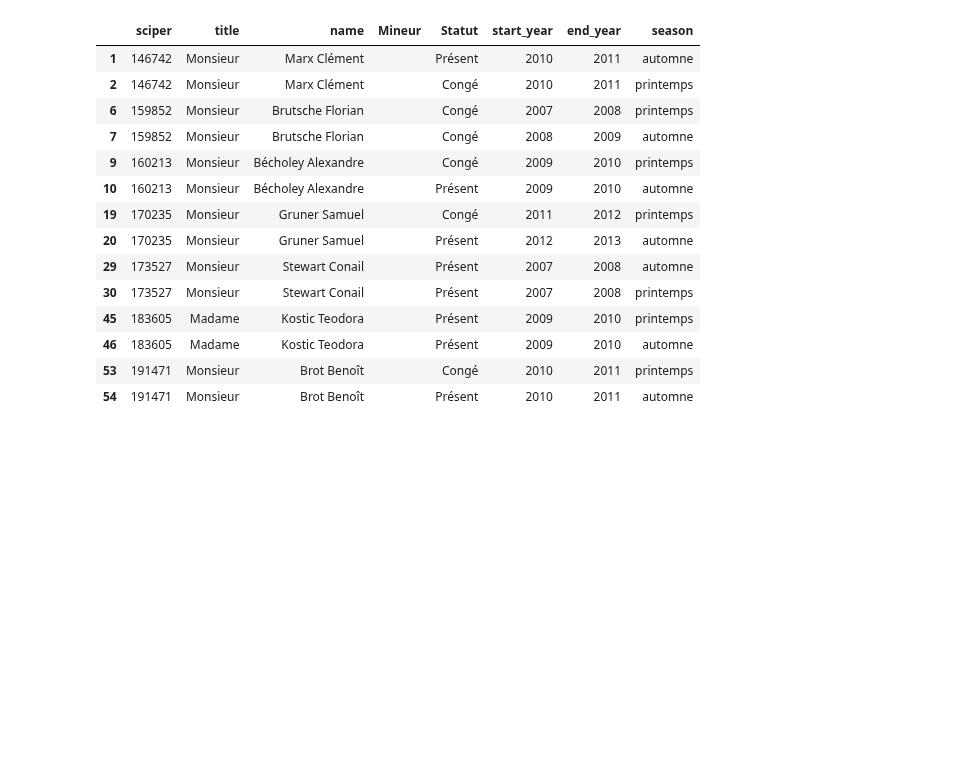
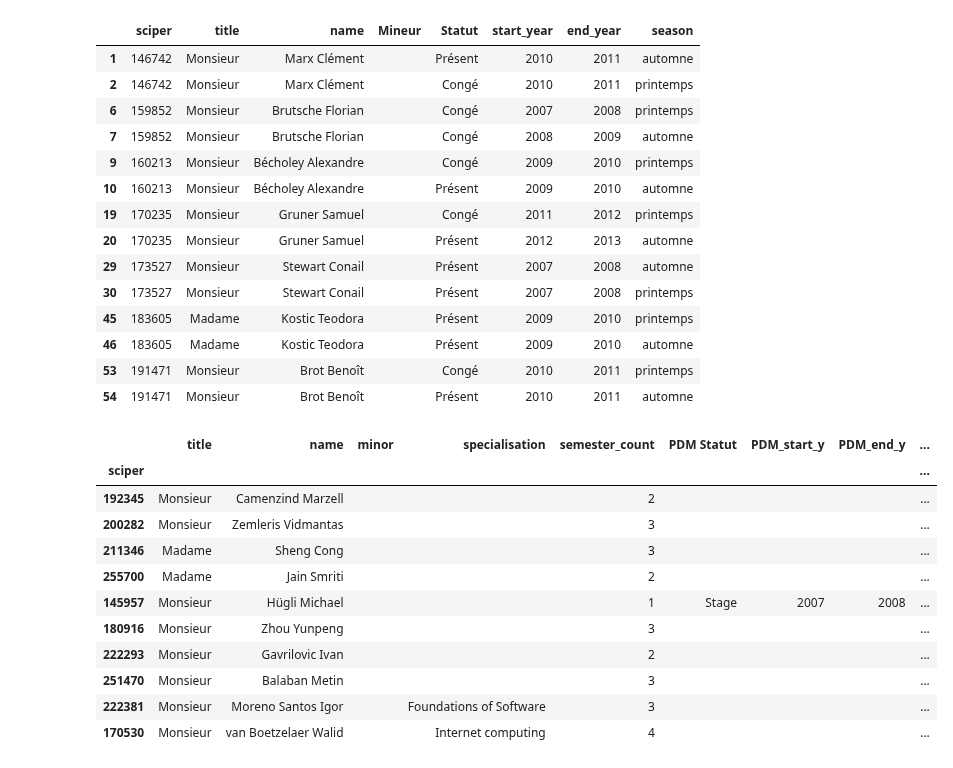
Before and after one commit to romac/ADAHomeworks, a Jupyter notebook: 02 - Data from the Web/Scraper-Simon.ipynb, the cells around one changed output. Cells and saved outputs as stored; diff of their text form; code cells hidden in the pictures; blank space fills up the shorter version.

```diff
--- a/02 - Data from the Web/Scraper-Simon.ipynb
+++ b/02 - Data from the Web/Scraper-Simon.ipynb
@@ -625,0 +645,15 @@ msc_agg = msc_agg.fillna('').sort_index()
+# %%
+msc_agg_pdm.sample(10)
+# %% [output]
+|  | title | name | minor | specialisation | semester_count | PDM Statut | PDM_start_y | PDM_end_y | ... |
+| sciper |  |  |  |  |  |  |  |  | ... |
+| 192345 | Monsieur | Camenzind Marzell |  |  | 2 |  |  |  | ... |
+| 200282 | Monsieur | Zemleris Vidmantas |  |  | 3 |  |  |  | ... |
+| 211346 | Madame | Sheng Cong |  |  | 3 |  |  |  | ... |
+| 255700 | Madame | Jain Smriti |  |  | 2 |  |  |  | ... |
+| 145957 | Monsieur | Hügli Michael |  |  | 1 | Stage | 2007 | 2008 | ... |
+| 180916 | Monsieur | Zhou Yunpeng |  |  | 3 |  |  |  | ... |
+| 222293 | Monsieur | Gavrilovic Ivan |  |  | 2 |  |  |  | ... |
+| 251470 | Monsieur | Balaban Metin |  |  | 3 |  |  |  | ... |
+| 222381 | Monsieur | Moreno Santos Igor |  | Foundations of Software | 3 |  |  |  | ... |
+| 170530 | Monsieur | van Boetzelaer Walid |  | Internet computing | 4 |  |  |  | ... |
```
Also changed, not shown: parts of 8 cells of this notebook.
